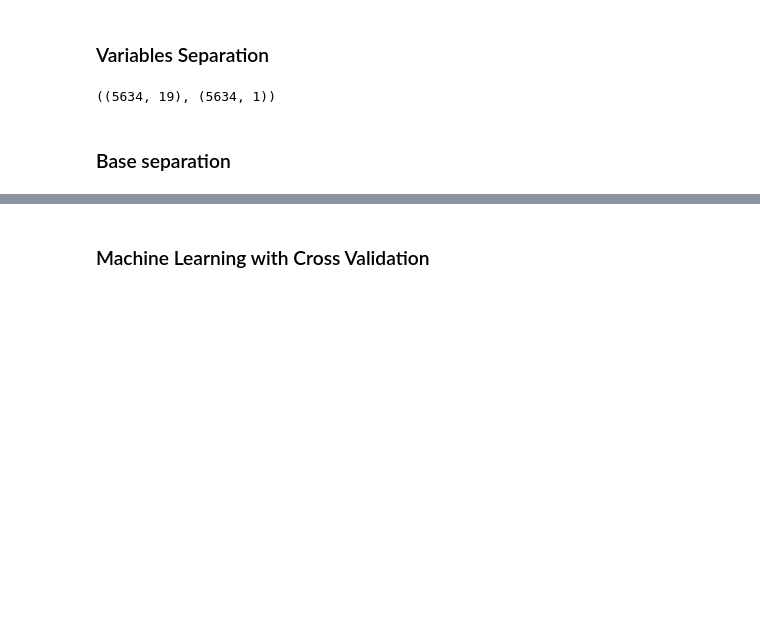
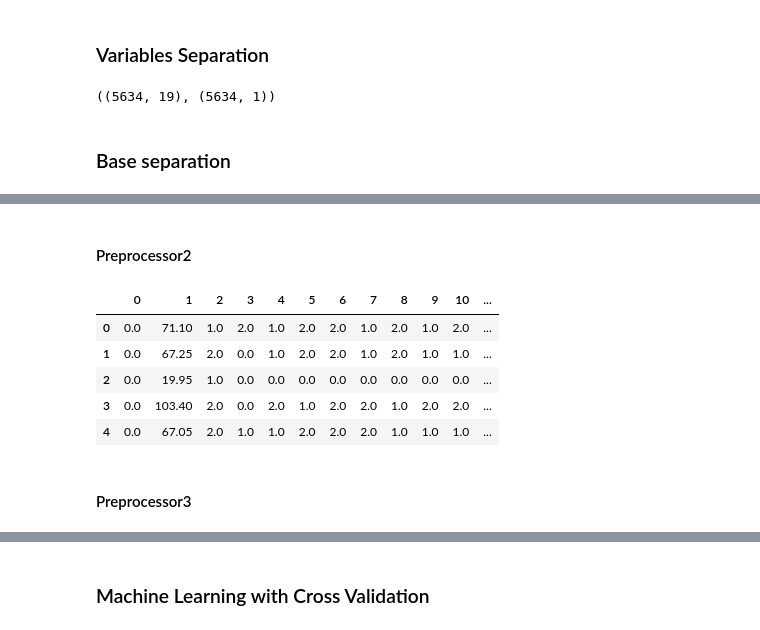
Before and after one commit to reginaldorsj/data_science_journey_course, a Jupyter notebook: Supervised Learning - Classification - Project 3/Classification Using Scikit Learn - Project 3.ipynb, the cells around one changed output, grey strips where cells are left out. Cells and saved outputs as stored; diff of their text form; code cells hidden in the pictures; blank space fills up the shorter version.

```diff
--- a/Supervised Learning - Classification - Project 3/Classification Using Scikit Learn - Project 3.ipynb
+++ b/Supervised Learning - Classification - Project 3/Classification Using Scikit Learn - Project 3.ipynb
@@ -702,0 +446,27 @@ dtype: int64
+# %% [markdown]
+#### Preprocessor2
+# %%
+dependents_transformation2 = Pipeline(steps=[
+    ('Dependents_ordinal', OrdinalEncoder()),
+    ('Dependents_imputer', KNNImputer())
+])
+dependents_preprocessor2 = ColumnTransformer(
+    transformers=[
+        ('dependents_transformation2', dependents_transformation2, dependents_col)
+    ]
+)
+
+transformers_copy = preprocessor1.transformers.copy()
+index = next((i for i, (name,_,_) in enumerate(transformers_copy) if name=='dependents_preprocessor'))
+transformers_copy[index] = ('dependents_preprocessor2', dependents_preprocessor2, columns)
+preprocessor2 = ColumnTransformer(transformers=transformers_copy)
+pd.DataFrame(preprocessor2.fit_transform(X_train,y_train)).head()
+# %% [output]
+|  | 0 | 1 | 2 | 3 | 4 | 5 | 6 | 7 | 8 | 9 | 10 | ... |
+| 0 | 0.0 | 71.10 | 1.0 | 2.0 | 1.0 | 2.0 | 2.0 | 1.0 | 2.0 | 1.0 | 2.0 | ... |
+| 1 | 0.0 | 67.25 | 2.0 | 0.0 | 1.0 | 2.0 | 2.0 | 1.0 | 2.0 | 1.0 | 1.0 | ... |
+| 2 | 0.0 | 19.95 | 1.0 | 0.0 | 0.0 | 0.0 | 0.0 | 0.0 | 0.0 | 0.0 | 0.0 | ... |
+| 3 | 0.0 | 103.40 | 2.0 | 0.0 | 2.0 | 1.0 | 2.0 | 2.0 | 1.0 | 2.0 | 2.0 | ... |
+| 4 | 0.0 | 67.05 | 2.0 | 1.0 | 1.0 | 2.0 | 2.0 | 2.0 | 1.0 | 1.0 | 1.0 | ... |
+# %% [markdown]
+#### Preprocessor3
```
Also changed, not shown: parts of 90 cells of this notebook.
